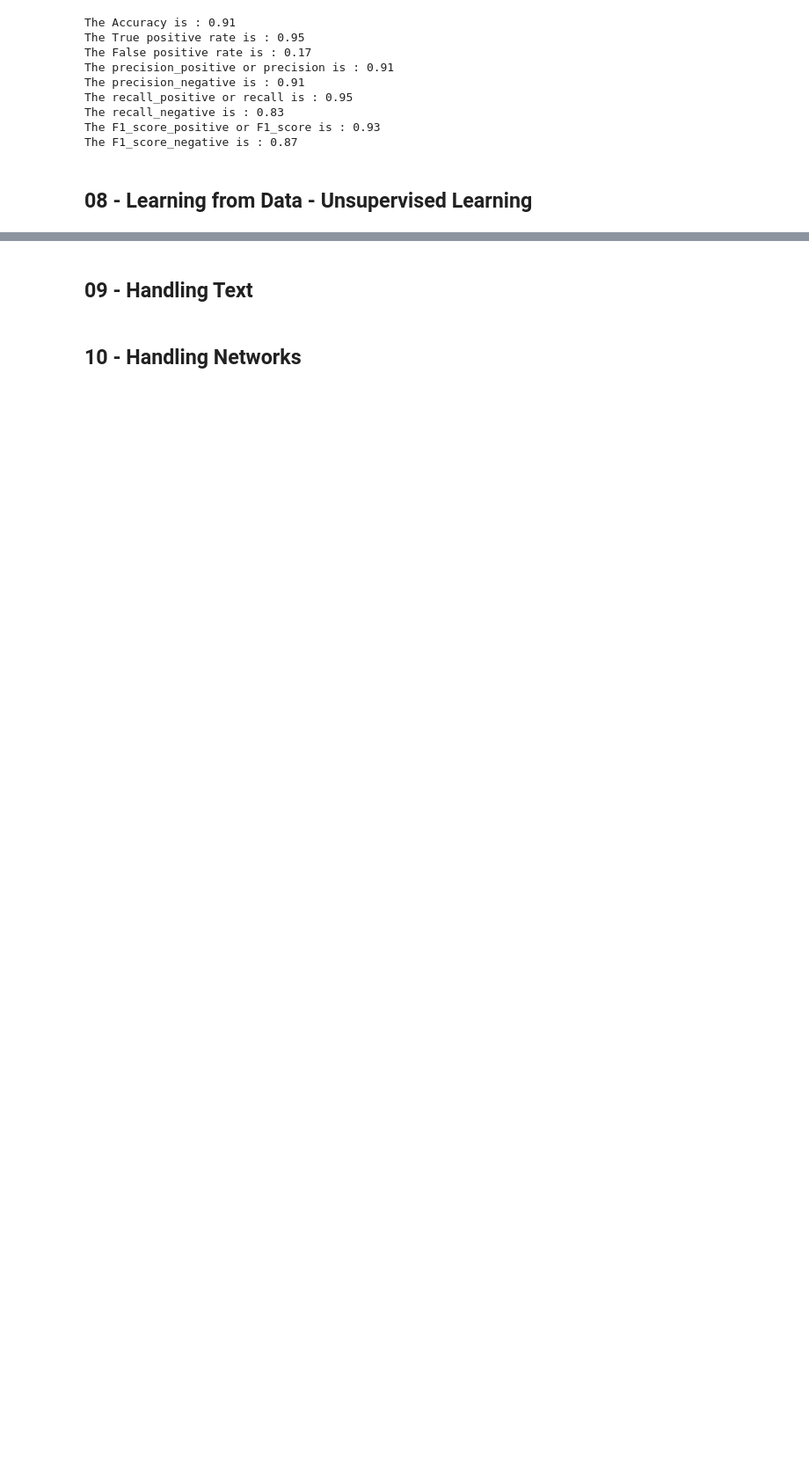
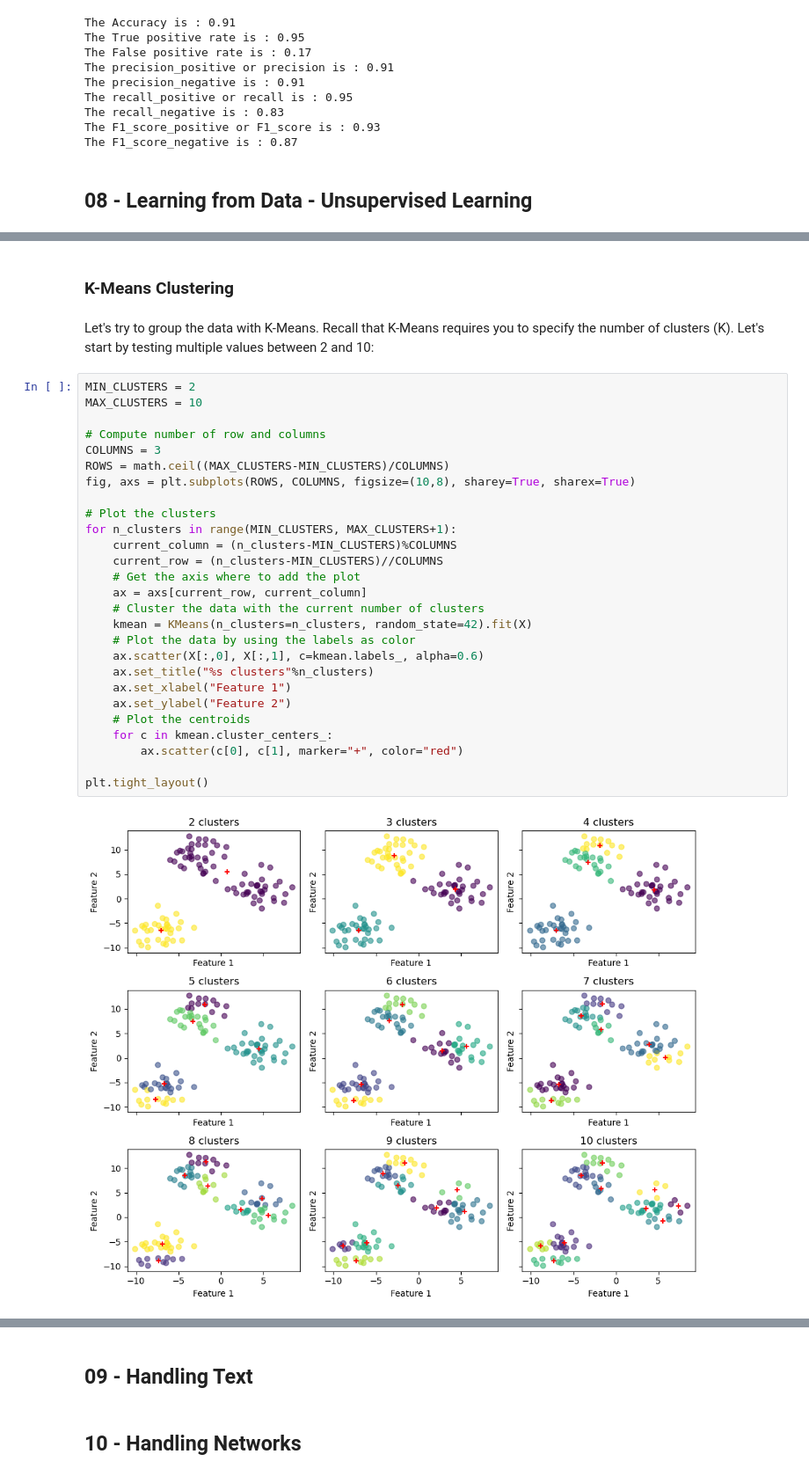
Before and after one commit to alessiodesogus/2023, a Jupyter notebook: Exam/Helpers/Exam_helpers.ipynb, the cells around one changed output, grey strips where cells are left out. Shown at 88% size. Drawn from its saved outputs; the diff is of its cells as text; blank space fills up the shorter version.

```diff
--- a/Exam/Helpers/Exam_helpers.ipynb
+++ b/Exam/Helpers/Exam_helpers.ipynb
@@ -2383,0 +2393,33 @@ The F1_score_negative is : 0.87
+# %% [markdown]
+### K-Means Clustering
+# %% [markdown]
+Let's try to group the data with K-Means. Recall that K-Means requires you to specify the number of clusters (K). Let's start by testing multiple values between 2 and 10:
+# %%
+MIN_CLUSTERS = 2
+MAX_CLUSTERS = 10
+
+# Compute number of row and columns
+COLUMNS = 3
+ROWS = math.ceil((MAX_CLUSTERS-MIN_CLUSTERS)/COLUMNS)
+fig, axs = plt.subplots(ROWS, COLUMNS, figsize=(10,8), sharey=True, sharex=True)
+
+# Plot the clusters
+for n_clusters in range(MIN_CLUSTERS, MAX_CLUSTERS+1):
+    current_column = (n_clusters-MIN_CLUSTERS)%COLUMNS
+    current_row = (n_clusters-MIN_CLUSTERS)//COLUMNS
+    # Get the axis where to add the plot
+    ax = axs[current_row, current_column]
+    # Cluster the data with the current number of clusters
+    kmean = KMeans(n_clusters=n_clusters, random_state=42).fit(X)
+    # Plot the data by using the labels as color
+    ax.scatter(X[:,0], X[:,1], c=kmean.labels_, alpha=0.6)
+    ax.set_title("%s clusters"%n_clusters)
+    ax.set_xlabel("Feature 1")
+    ax.set_ylabel("Feature 2")
+    # Plot the centroids
+    for c in kmean.cluster_centers_:
+        ax.scatter(c[0], c[1], marker="+", color="red")
+
+plt.tight_layout()
+# %% [output]
+[figure, added]
```
Also changed, not shown: parts of 28 cells of this notebook, 1 other file.
